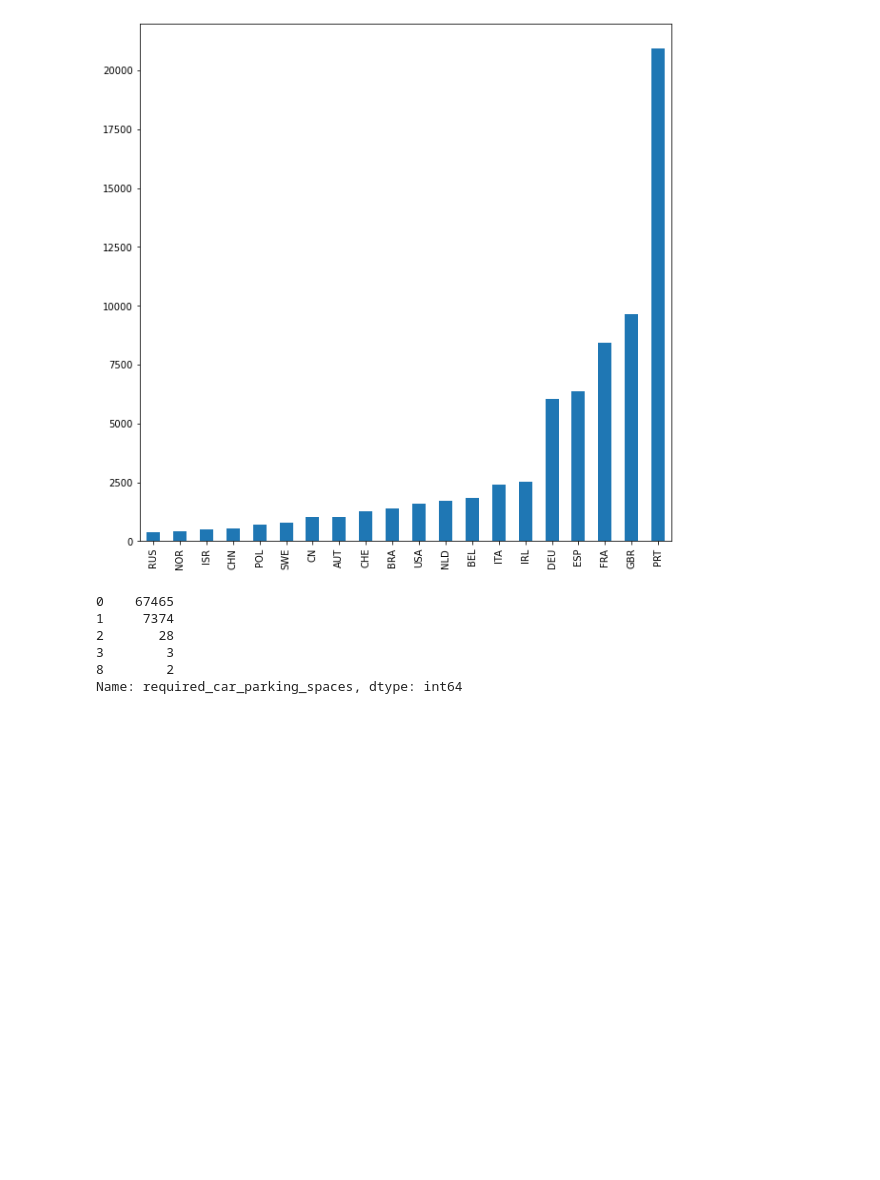
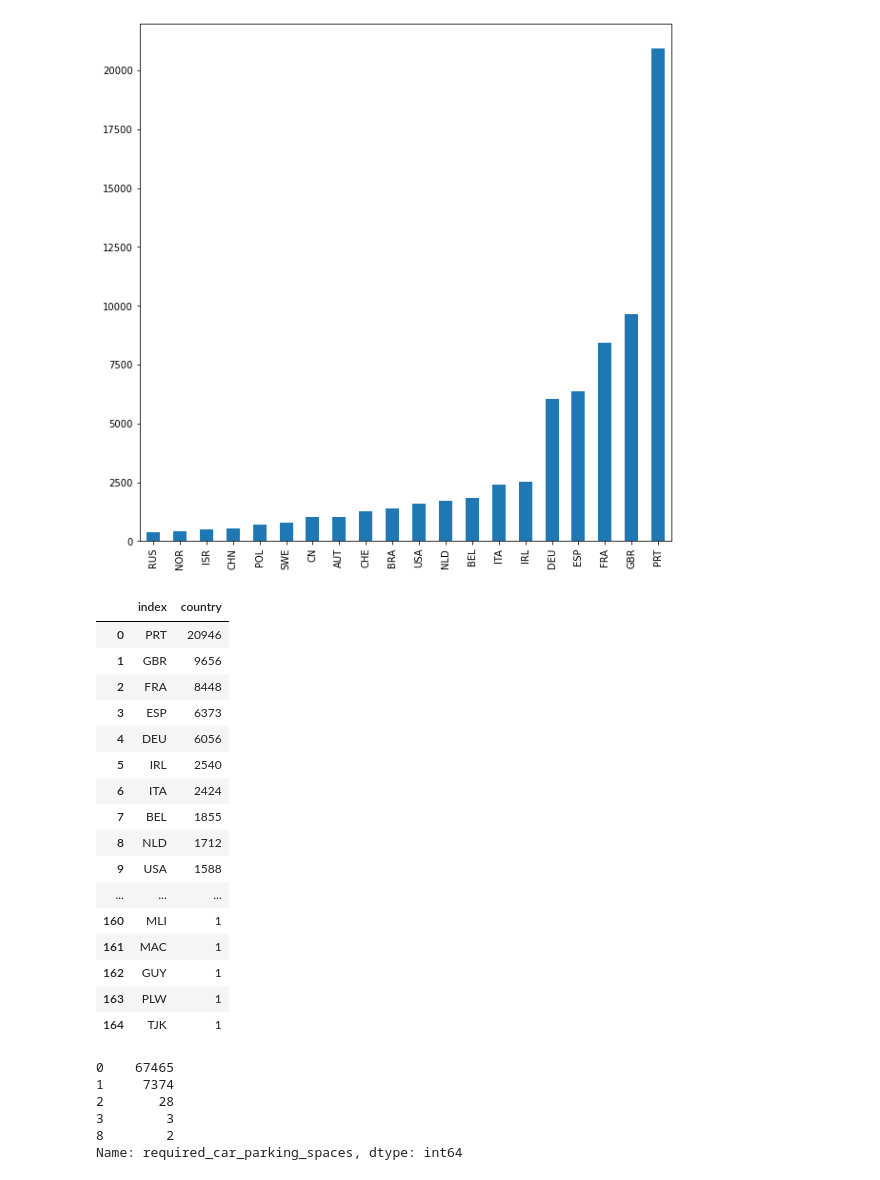
Before and after one commit to wyang08/CSCI-415, a Jupyter notebook: Data_Mining_Project_Hotel_Booking.ipynb, the cells around one changed output. Drawn from its saved outputs; the diff is of its cells as text; code cells hidden in the pictures; blank space fills up the shorter version.

```diff
--- a/Data_Mining_Project_Hotel_Booking.ipynb
+++ b/Data_Mining_Project_Hotel_Booking.ipynb
@@ -153,6 +153,27 @@ most_popular_country['country'].value_counts()[:20].sort_values(ascending=True).
 # %% [output]
 <matplotlib.axes._subplots.AxesSubplot at 0x...>
 [figure]
+# %%
+unique_country = pd.DataFrame(most_popular_country,columns=['country'])
+unique_country.country.value_counts().reset_index()
+# %% [output]
+|  | index | country |
+| 0 | PRT | 20946 |
+| 1 | GBR | 9656 |
+| 2 | FRA | 8448 |
+| 3 | ESP | 6373 |
+| 4 | DEU | 6056 |
+| 5 | IRL | 2540 |
+| 6 | ITA | 2424 |
+| 7 | BEL | 1855 |
+| 8 | NLD | 1712 |
+| 9 | USA | 1588 |
+| ... | ... | ... |
+| 160 | MLI | 1 |
+| 161 | MAC | 1 |
+| 162 | GUY | 1 |
+| 163 | PLW | 1 |
+| 164 | TJK | 1 |
 # %%
 self_driving_tours = first_clean_on_new_df
 self_driving_tours['required_car_parking_spaces'].value_counts()[:5].sort_values(ascending=True).plot(kind='bar',figsize=(5,5))
```
